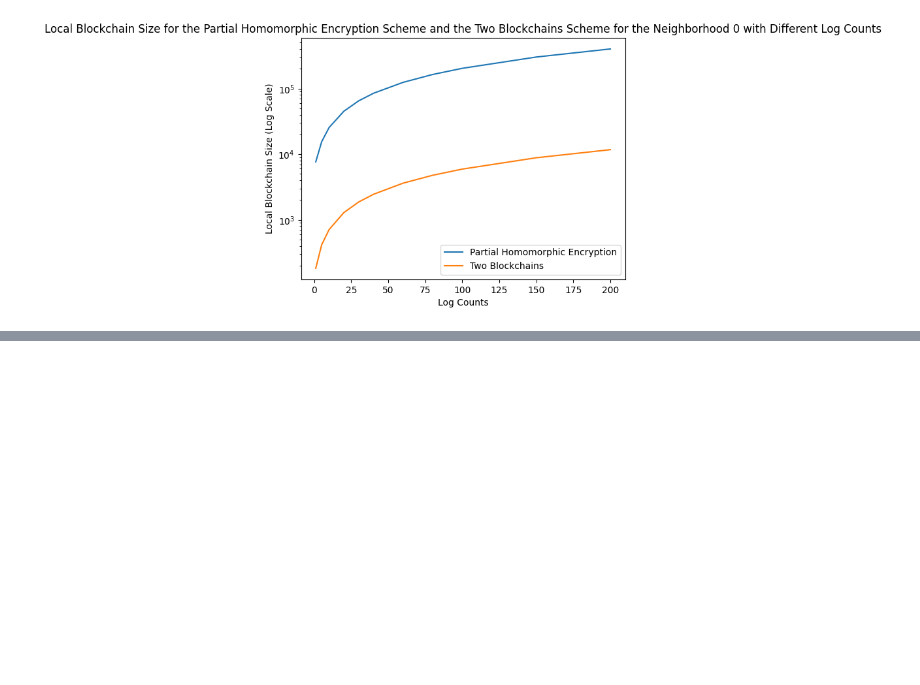
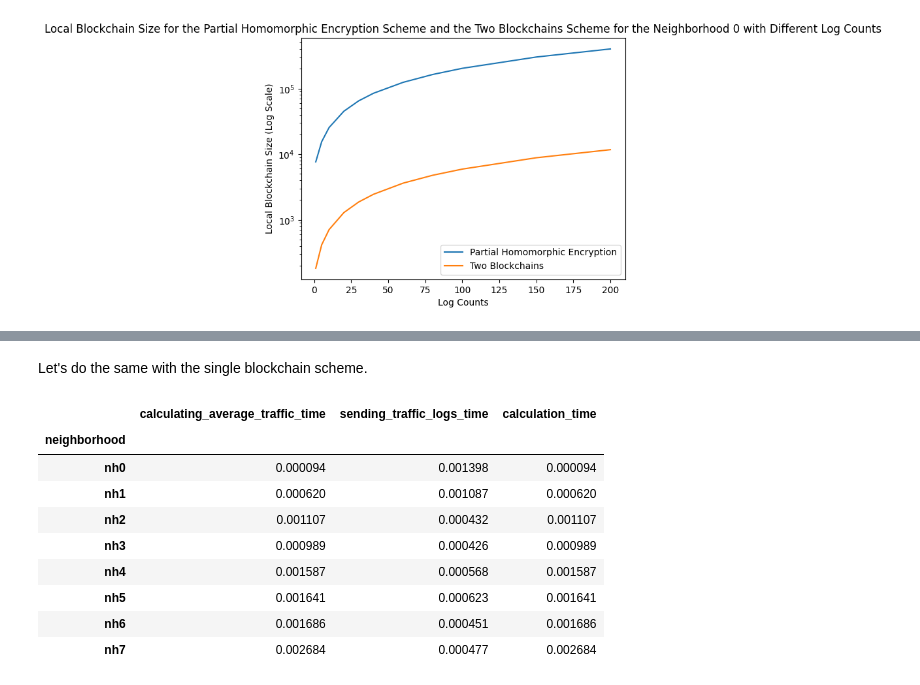
Before and after one commit to parsanoori/VANET-Privacy-Oriented-Traffic-Data, a Jupyter notebook: EvaluateResults.ipynb, the cells around one changed output, grey strips where cells are left out. Saved outputs shown, nothing was run; the diff lists cells and outputs as text; code cells hidden in the pictures; blank space fills up the shorter version.

```diff
--- a/EvaluateResults.ipynb
+++ b/EvaluateResults.ipynb
@@ -223,0 +273,23 @@ plt.show()
+# %% [markdown]
+Let's do the same with the single blockchain scheme.
+# %%
+# lets calculate the above parameters for the single blockchain scheme
+single_blockchain_data['calculating_average_traffic_time'] = single_blockchain_data['calculating_average_traffic_time'].astype(float)
+single_blockchain_data['sending_traffic_logs_time'] = single_blockchain_data['sending_traffic_logs_time'].astype(float)
+single_blockchain_data['calculation_time'] = single_blockchain_data['calculating_average_traffic_time']
+# get calculation time average for each neighborhood
+single_blockchain_datas_nh = single_blockchain_data.groupby(level='neighborhood').mean()
+# drop all columns ending with size
+single_blockchain_timing_data = single_blockchain_datas_nh.drop(columns=single_blockchain_datas_nh.columns[single_blockchain_datas_nh.columns.str.endswith('size')])
+single_blockchain_timing_data
+# %% [output]
+|  | calculating_average_traffic_time | sending_traffic_logs_time | calculation_time |
+| neighborhood |  |  |  |
+| nh0 | 0.000094 | 0.001398 | 0.000094 |
+| nh1 | 0.000620 | 0.001087 | 0.000620 |
+| nh2 | 0.001107 | 0.000432 | 0.001107 |
+| nh3 | 0.000989 | 0.000426 | 0.000989 |
+| nh4 | 0.001587 | 0.000568 | 0.001587 |
+| nh5 | 0.001641 | 0.000623 | 0.001641 |
+| nh6 | 0.001686 | 0.000451 | 0.001686 |
+| nh7 | 0.002684 | 0.000477 | 0.002684 |
```
Also changed, not shown: parts of 15 cells of this notebook.
